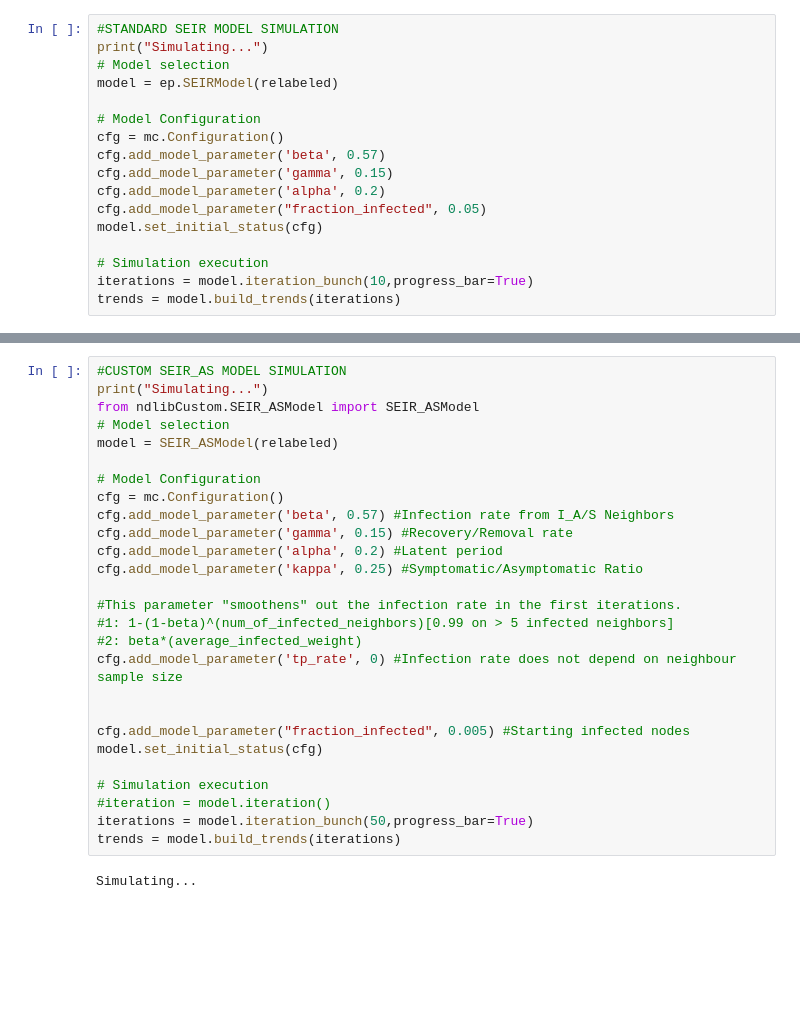
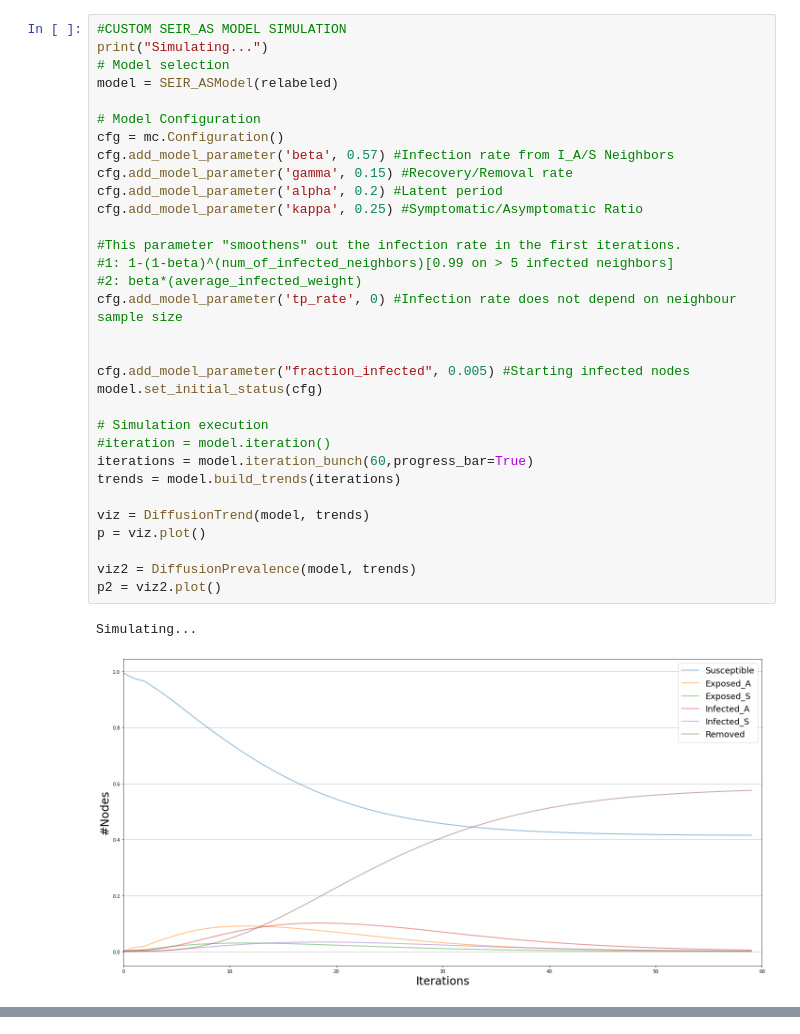
Before and after one commit to freshgiammi/Tesi, a Jupyter notebook: Tesi.ipynb, the cells around one changed output, grey strips where cells are left out. Cells and saved outputs as stored; diff of their text form; blank space fills up the shorter version.

```diff
--- a/Tesi.ipynb
+++ b/Tesi.ipynb
@@ -70,17 +26,35 @@ print(relabeled.nodes[0])
 # %%
-#STANDARD SEIR MODEL SIMULATION
+#CUSTOM SEIR_AS MODEL SIMULATION
 print("Simulating...")
 # Model selection
-model = ep.SEIRModel(relabeled)
+model = SEIR_ASModel(relabeled)
 
 # Model Configuration
 cfg = mc.Configuration()
-cfg.add_model_parameter('beta', 0.57)
-cfg.add_model_parameter('gamma', 0.15)
-cfg.add_model_parameter('alpha', 0.2)
-cfg.add_model_parameter("fraction_infected", 0.05)
+cfg.add_model_parameter('beta', 0.57) #Infection rate from I_A/S Neighbors
+cfg.add_model_parameter('gamma', 0.15) #Recovery/Removal rate
+cfg.add_model_parameter('alpha', 0.2) #Latent period
+cfg.add_model_parameter('kappa', 0.25) #Symptomatic/Asymptomatic Ratio
+
+#This parameter "smoothens" out the infection rate in the first iterations.
+#1: 1-(1-beta)^(num_of_infected_neighbors)[0.99 on > 5 infected neighbors]
+#2: beta*(average_infected_weight)
+cfg.add_model_parameter('tp_rate', 0) #Infection rate does not depend on neighbour sample size
+
+
+cfg.add_model_parameter("fraction_infected", 0.005) #Starting infected nodes
 model.set_initial_status(cfg)
 
 # Simulation execution
-iterations = model.iteration_bunch(10,progress_bar=True)
+#iteration = model.iteration()
+iterations = model.iteration_bunch(60,progress_bar=True)
 trends = model.build_trends(iterations)
+
+viz = DiffusionTrend(model, trends)
+p = viz.plot()
+
+viz2 = DiffusionPrevalence(model, trends)
+p2 = viz2.plot()
+# %% [output]
+Simulating...
+[figure, added]
@@ -87,29 +61,0 @@ trends = model.build_trends(iterations)
-# %%
-#CUSTOM SEIR_AS MODEL SIMULATION
-print("Simulating...")
-from ndlibCustom.SEIR_ASModel import SEIR_ASModel
-# Model selection
-model = SEIR_ASModel(relabeled)
-
-# Model Configuration
-cfg = mc.Configuration()
-cfg.add_model_parameter('beta', 0.57) #Infection rate from I_A/S Neighbors
-cfg.add_model_parameter('gamma', 0.15) #Recovery/Removal rate
-cfg.add_model_parameter('alpha', 0.2) #Latent period
-cfg.add_model_parameter('kappa', 0.25) #Symptomatic/Asymptomatic Ratio
-
-#This parameter "smoothens" out the infection rate in the first iterations.
-#1: 1-(1-beta)^(num_of_infected_neighbors)[0.99 on > 5 infected neighbors]
-#2: beta*(average_infected_weight)
-cfg.add_model_parameter('tp_rate', 0) #Infection rate does not depend on neighbour sample size
-
-
-cfg.add_model_parameter("fraction_infected", 0.005) #Starting infected nodes
-model.set_initial_status(cfg)
-
-# Simulation execution
-#iteration = model.iteration()
-iterations = model.iteration_bunch(50,progress_bar=True)
-trends = model.build_trends(iterations)
-# %% [output]
-Simulating...
```
Also changed, not shown: parts of 13 cells of this notebook, 5 other files.
